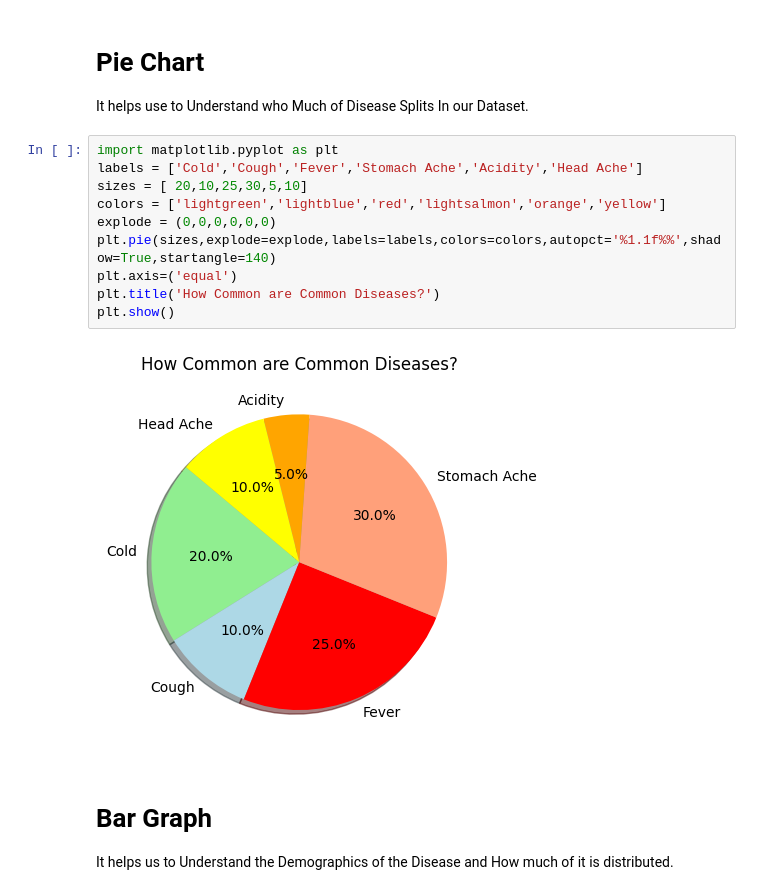
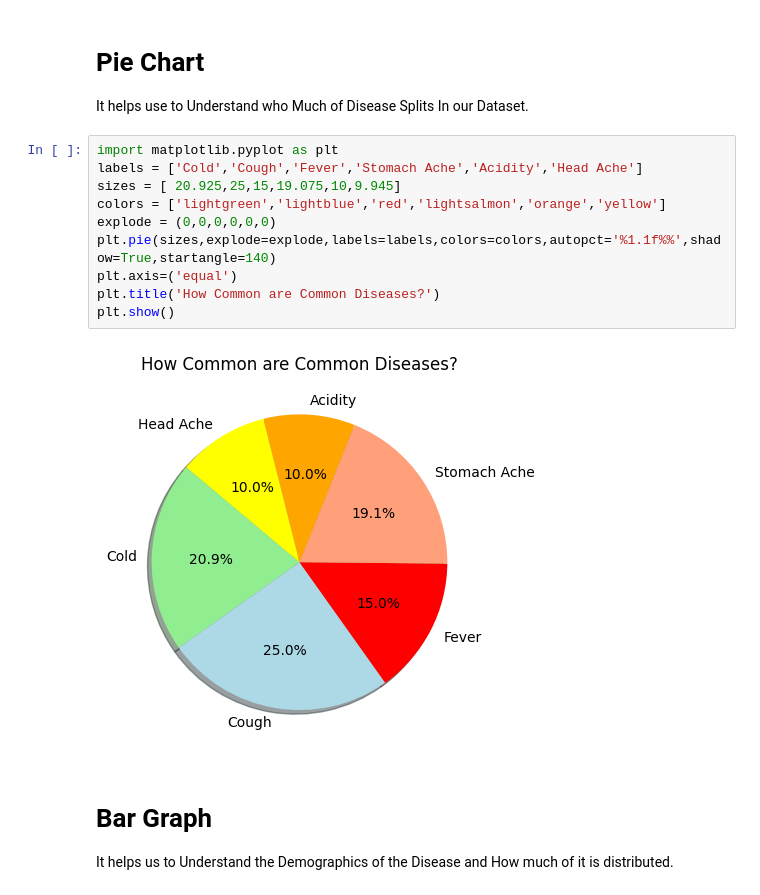
Before and after one commit to colonary0dash/iBMZ-_DATATHON--Common-Diseases-in-India-, a Jupyter notebook: Avinaash.ipynb, the cells around one changed output. Cells and saved outputs as stored; diff of their text form.

```diff
--- a/Avinaash.ipynb
+++ b/Avinaash.ipynb
@@ -288,15 +288,15 @@ It helps use to Understand who Much of Disease Splits In our Dataset.
 # %%
 import matplotlib.pyplot as plt
 labels = ['Cold','Cough','Fever','Stomach Ache','Acidity','Head Ache']
-sizes = [ 20,10,25,30,5,10]
+sizes = [ 20.925,25,15,19.075,10,9.945]
 colors = ['lightgreen','lightblue','red','lightsalmon','orange','yellow']
 explode = (0,0,0,0,0,0)
 plt.pie(sizes,explode=explode,labels=labels,colors=colors,autopct='%1.1f%%',shadow=True,startangle=140)
 plt.axis=('equal')
 plt.title('How Common are Common Diseases?')
 plt.show()
 # %% [output]
-[figure, old version]
+[figure, new version]
 # %% [markdown]
 # Bar Graph
 It helps us to Understand the Demographics of the Disease and How much of it is distributed.
```
Also changed, not shown: parts of 10 cells of this notebook.
